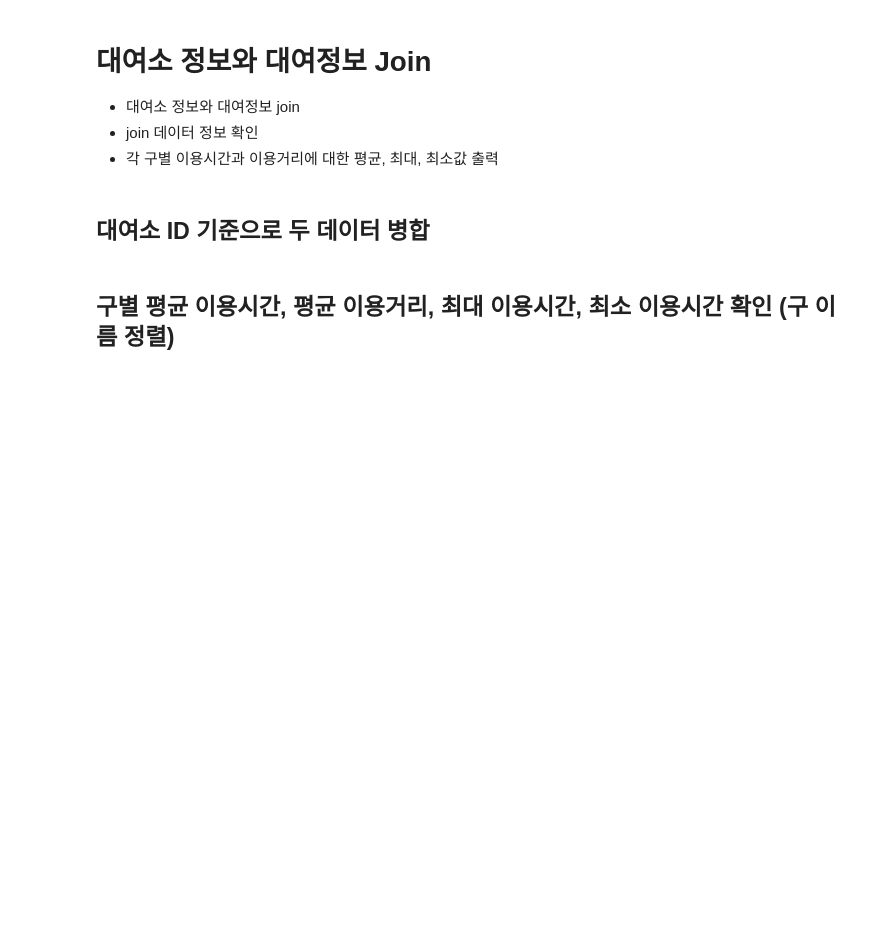
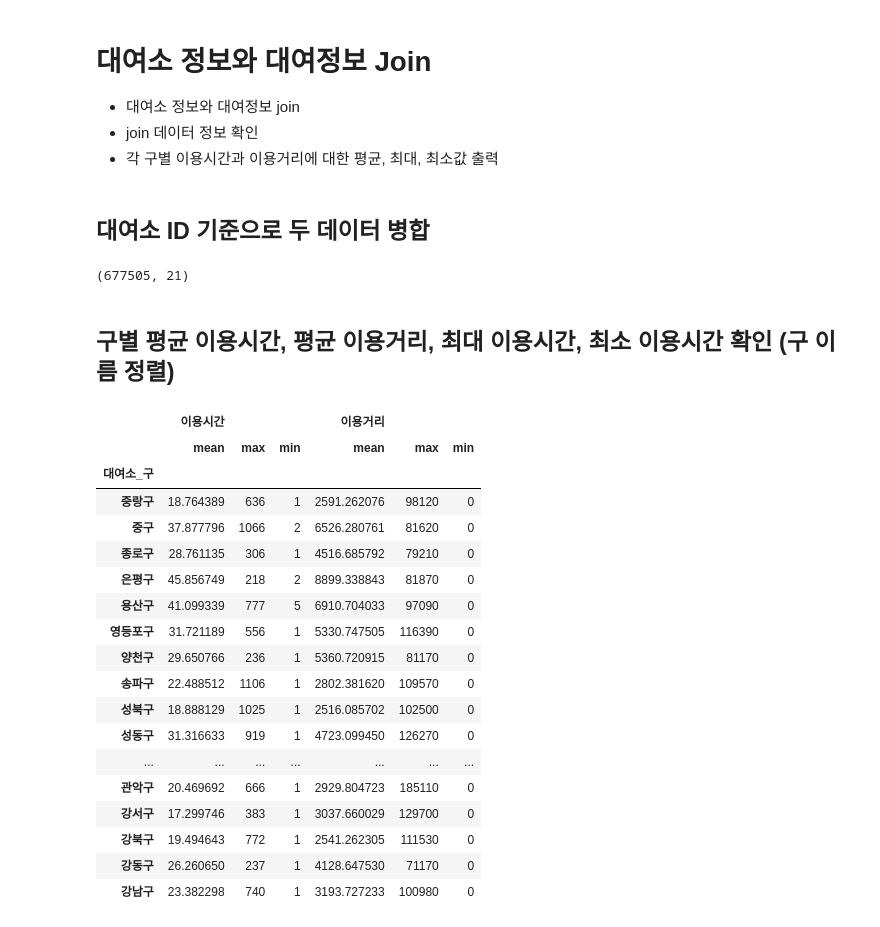
Before and after one commit to Ropung/data-analysis, a Jupyter notebook: 02.Pandas/서울시 공공자전거 대여/서울시 공공자전거 대여정보 분석 문제.ipynb, the cells around one changed output. Saved outputs shown, nothing was run; the diff lists cells and outputs as text; code cells hidden in the pictures; blank space fills up the shorter version.

```diff
--- a/02.Pandas/서울시 공공자전거 대여/서울시 공공자전거 대여정보 분석 문제.ipynb
+++ b/02.Pandas/서울시 공공자전거 대여/서울시 공공자전거 대여정보 분석 문제.ipynb
@@ -128,2 +231,5 @@ ValueError: time data "2018. 5. 30 " doesn't match format "%Y.%m.%d", at positio
 # %% [markdown]
 ## 일자별로 대여 건수 내림차순으로 정렬하여 출력
+# %%
+df['day'] = df['대여일시'].dt.day
+df.groupby('day')['day'].count().sort_values(ascending=False)
@@ -134,5 +258,33 @@ ValueError: time data "2018. 5. 30 " doesn't match format "%Y.%m.%d", at positio
 - 각 구별 이용시간과  이용거리에 대한 평균, 최대, 최소값 출력
 # %% [markdown]
 ## 대여소 ID 기준으로 두 데이터 병합
+# %%
+rent_bicycle = pd.merge(place,df, left_on='대여소ID',right_on='대여 대여소번호' )
+rent_bicycle.shape
+# %% [output]
+(677505, 21)
 # %% [markdown]
 ## 구별 평균 이용시간, 평균 이용거리, 최대 이용시간, 최소 이용시간 확인 (구 이름 정렬)
+# %%
+rent_grouped = rent_bicycle.groupby('대여소_구')[['이용시간','이용거리']].agg(['mean','max','min'])
+rent_grouped.sort_index(ascending=False)
+# %% [output]
+|  | 이용시간 |  |  | 이용거리 |  |  |
+|  | mean | max | min | mean | max | min |
+| 대여소_구 |  |  |  |  |  |  |
+| 중랑구 | 18.764389 | 636 | 1 | 2591.262076 | 98120 | 0 |
+| 중구 | 37.877796 | 1066 | 2 | 6526.280761 | 81620 | 0 |
+| 종로구 | 28.761135 | 306 | 1 | 4516.685792 | 79210 | 0 |
+| 은평구 | 45.856749 | 218 | 2 | 8899.338843 | 81870 | 0 |
+| 용산구 | 41.099339 | 777 | 5 | 6910.704033 | 97090 | 0 |
+| 영등포구 | 31.721189 | 556 | 1 | 5330.747505 | 116390 | 0 |
+| 양천구 | 29.650766 | 236 | 1 | 5360.720915 | 81170 | 0 |
+| 송파구 | 22.488512 | 1106 | 1 | 2802.381620 | 109570 | 0 |
+| 성북구 | 18.888129 | 1025 | 1 | 2516.085702 | 102500 | 0 |
+| 성동구 | 31.316633 | 919 | 1 | 4723.099450 | 126270 | 0 |
+| ... | ... | ... | ... | ... | ... | ... |
+| 관악구 | 20.469692 | 666 | 1 | 2929.804723 | 185110 | 0 |
+| 강서구 | 17.299746 | 383 | 1 | 3037.660029 | 129700 | 0 |
+| 강북구 | 19.494643 | 772 | 1 | 2541.262305 | 111530 | 0 |
+| 강동구 | 26.260650 | 237 | 1 | 4128.647530 | 71170 | 0 |
+| 강남구 | 23.382298 | 740 | 1 | 3193.727233 | 100980 | 0 |
```
Also changed, not shown: parts of 16 cells of this notebook.
